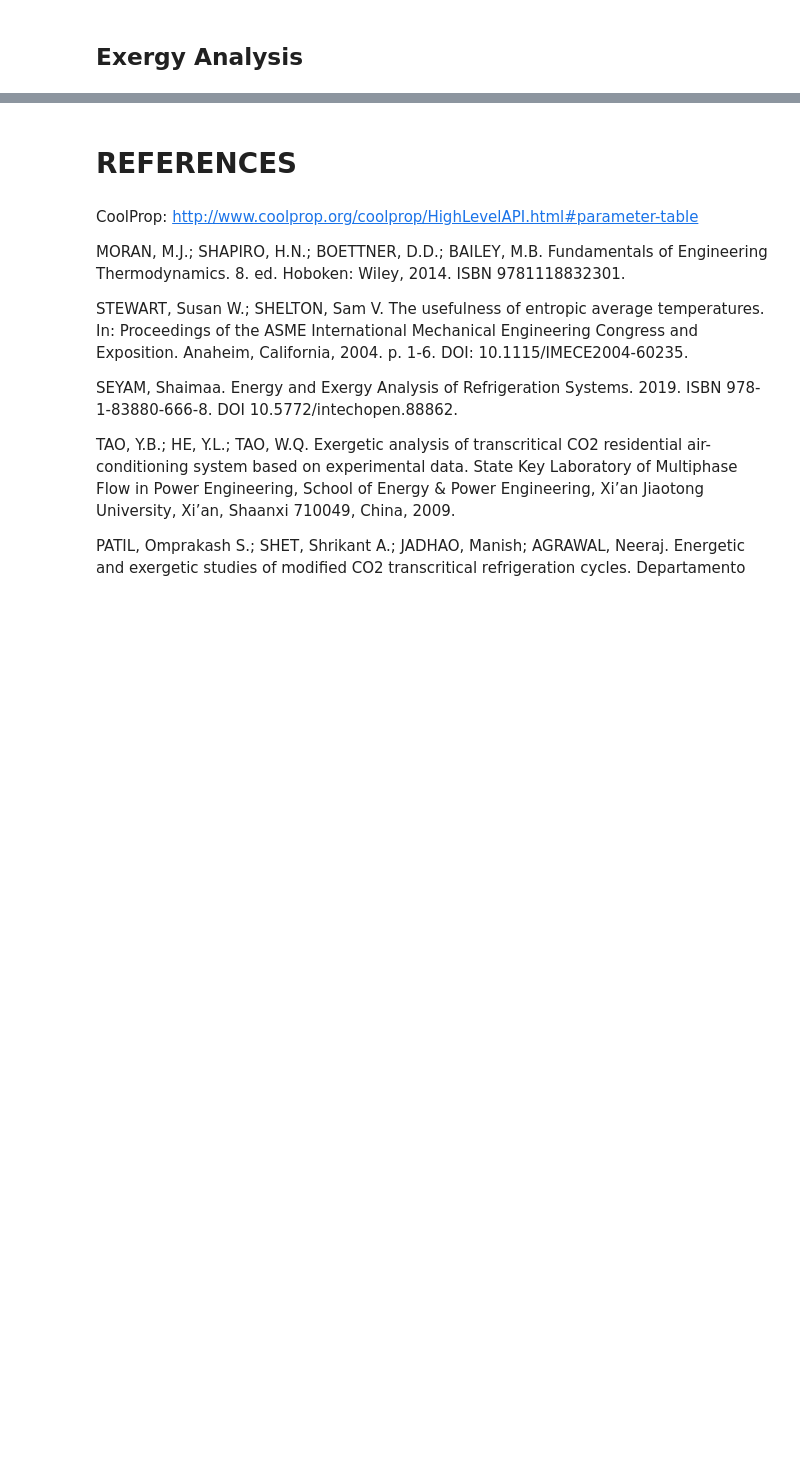
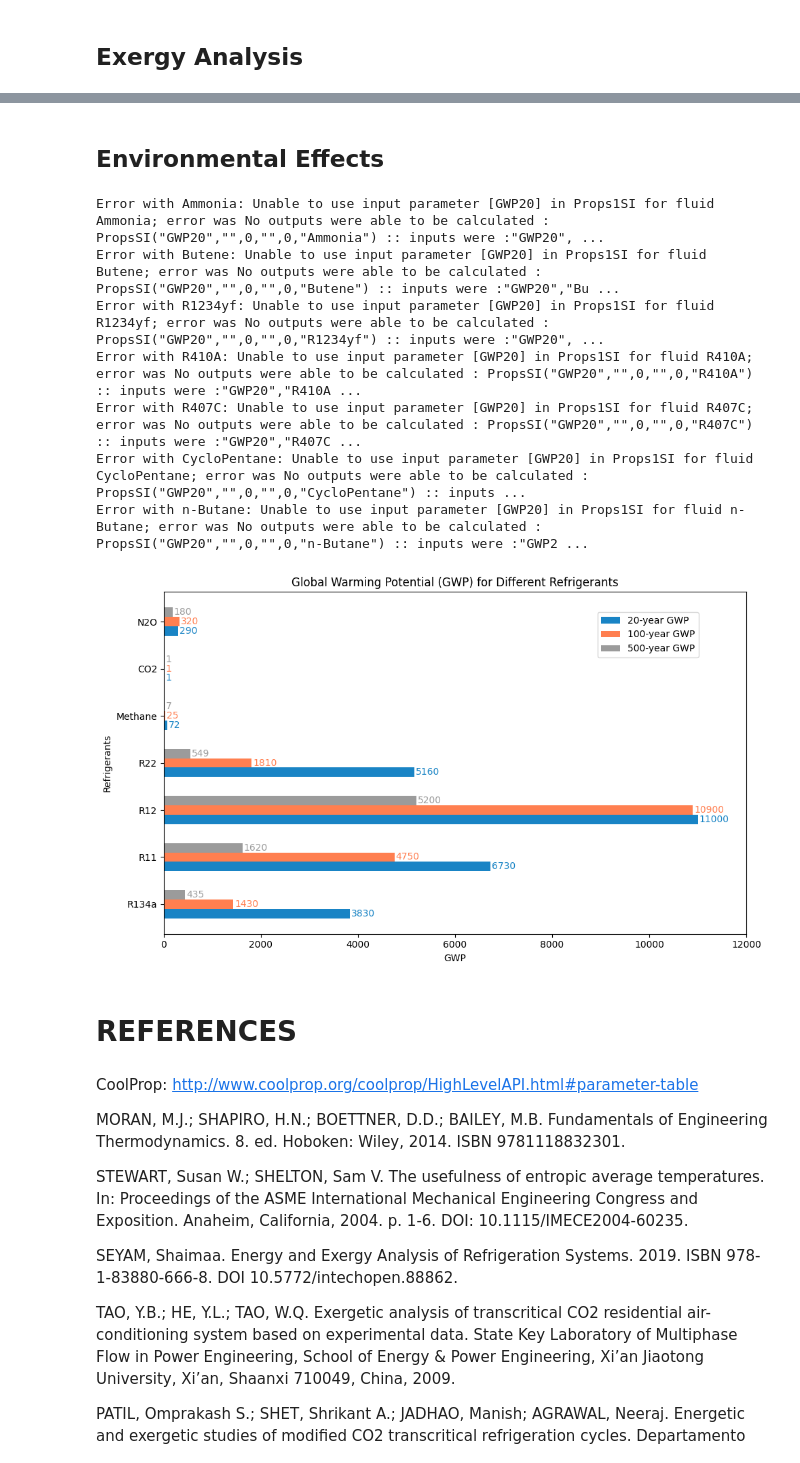
Before and after one commit to GitMechub/Refrigeration-Cycle_Analysis, a Jupyter notebook: Refrigeration_Cycle_Analysis.ipynb, the cells around one changed output, grey strips where cells are left out. Cells and saved outputs as stored; diff of their text form; code cells hidden in the pictures; blank space fills up the shorter version.

```diff
--- a/Refrigeration_Cycle_Analysis.ipynb
+++ b/Refrigeration_Cycle_Analysis.ipynb
@@ -851,3 +912,16 @@ True
+# %% [markdown]
+## Environmental Effects
+# %%
+environmental_effects(fluido_1)
+# %% [output]
+Error with Ammonia: Unable to use input parameter [GWP20] in Props1SI for fluid Ammonia; error was No outputs were able to be calculated : PropsSI("GWP20","",0,"",0,"Ammonia") :: inputs were :"GWP20", ...
+Error with Butene: Unable to use input parameter [GWP20] in Props1SI for fluid Butene; error was No outputs were able to be calculated : PropsSI("GWP20","",0,"",0,"Butene") :: inputs were :"GWP20","Bu ...
+Error with R1234yf: Unable to use input parameter [GWP20] in Props1SI for fluid R1234yf; error was No outputs were able to be calculated : PropsSI("GWP20","",0,"",0,"R1234yf") :: inputs were :"GWP20", ...
+Error with R410A: Unable to use input parameter [GWP20] in Props1SI for fluid R410A; error was No outputs were able to be calculated : PropsSI("GWP20","",0,"",0,"R410A") :: inputs were :"GWP20","R410A ...
+Error with R407C: Unable to use input parameter [GWP20] in Props1SI for fluid R407C; error was No outputs were able to be calculated : PropsSI("GWP20","",0,"",0,"R407C") :: inputs were :"GWP20","R407C ...
+Error with CycloPentane: Unable to use input parameter [GWP20] in Props1SI for fluid CycloPentane; error was No outputs were able to be calculated : PropsSI("GWP20","",0,"",0,"CycloPentane") :: inputs ...
+Error with n-Butane: Unable to use input parameter [GWP20] in Props1SI for fluid n-Butane; error was No outputs were able to be calculated : PropsSI("GWP20","",0,"",0,"n-Butane") :: inputs were :"GWP2 ...
+[figure, added]
 # %% [markdown]
 # REFERENCES
 # %% [markdown]
```
Also changed, not shown: parts of 8 cells of this notebook.
